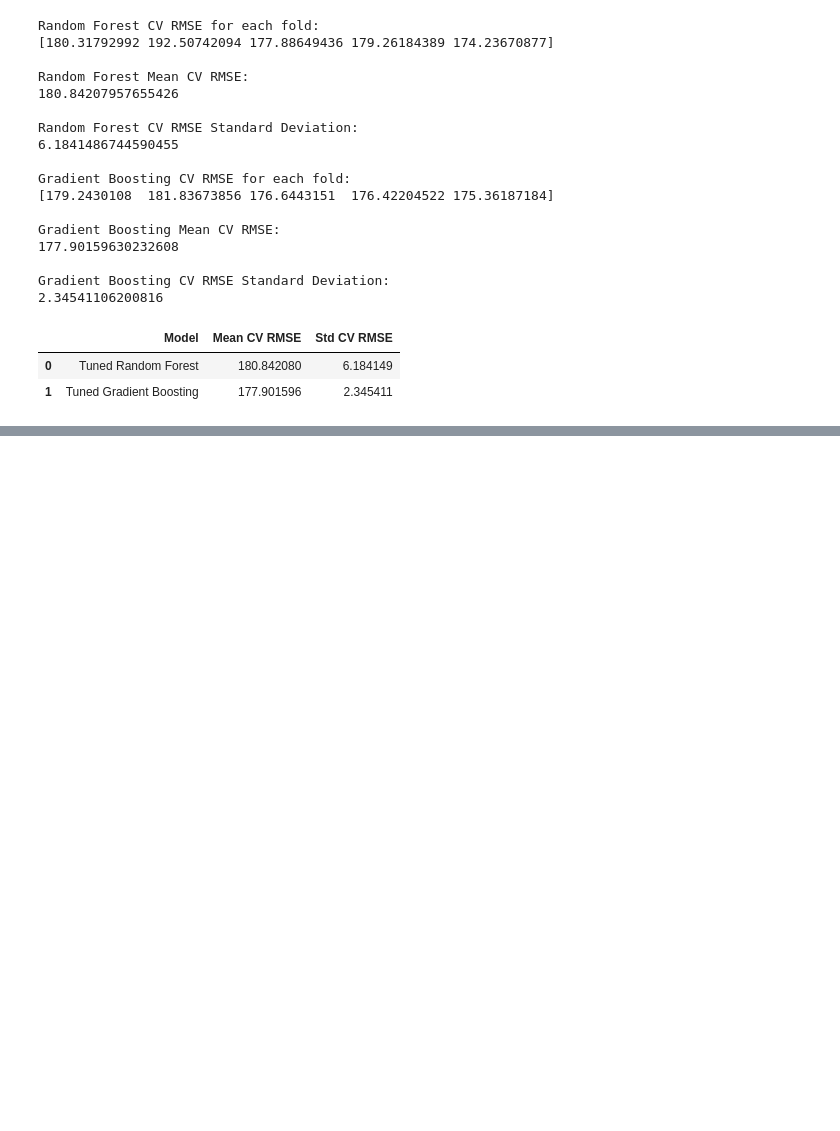
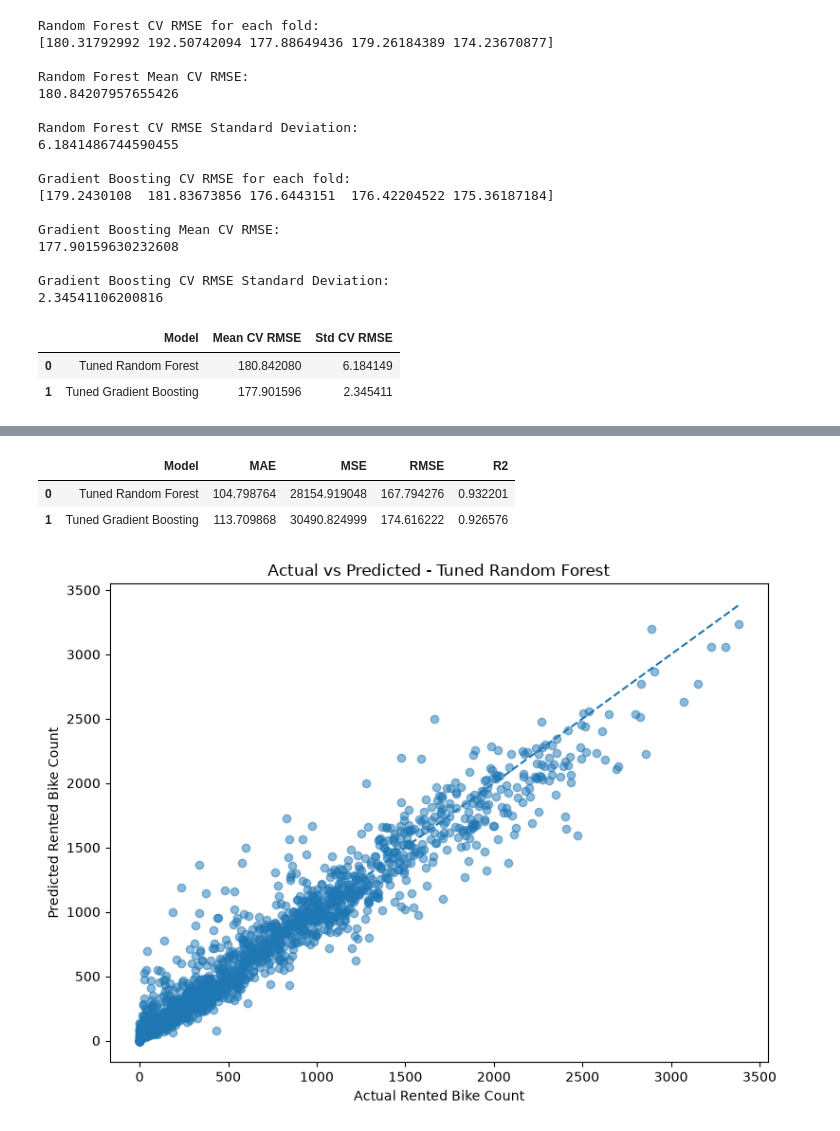
Before and after one commit to mith-sen/ML_Case_Study, a Jupyter notebook: notebooks/regression.ipynb, the cells around one changed output, grey strips where cells are left out. Saved outputs shown, nothing was run; the diff lists cells and outputs as text; code cells hidden in the pictures; blank space fills up the shorter version.

Commit message:
Add final regression evaluation and visualizations

```diff
--- a/notebooks/regression.ipynb
+++ b/notebooks/regression.ipynb
@@ -1777,0 +1784,56 @@ display(cv_results_df)
+# %%
+# Final evaluation of tuned models
+
+final_results_df = pd.DataFrame([
+    {
+        "Model": "Tuned Random Forest",
+        "MAE": mean_absolute_error(y_test, y_pred_rf_tuned),
+        "MSE": mean_squared_error(y_test, y_pred_rf_tuned),
+        "RMSE": np.sqrt(mean_squared_error(y_test, y_pred_rf_tuned)),
+        "R2": r2_score(y_test, y_pred_rf_tuned)
+    },
+    {
+        "Model": "Tuned Gradient Boosting",
+        "MAE": mean_absolute_error(y_test, y_pred_gb_tuned),
+        "MSE": mean_squared_error(y_test, y_pred_gb_tuned),
+        "RMSE": np.sqrt(mean_squared_error(y_test, y_pred_gb_tuned)),
+        "R2": r2_score(y_test, y_pred_gb_tuned)
+    }
+])
+
+display(final_results_df)
+# %% [output]
+|  | Model | MAE | MSE | RMSE | R2 |
+| 0 | Tuned Random Forest | 104.798764 | 28154.919048 | 167.794276 | 0.932201 |
+| 1 | Tuned Gradient Boosting | 113.709868 | 30490.824999 | 174.616222 | 0.926576 |
+# %%
+import matplotlib.pyplot as plt
+
+# Actual vs Predicted - Tuned Random Forest
+
+plt.figure(figsize=(8, 6))
+
+plt.scatter(
+    y_test,
+    y_pred_rf_tuned,
+    alpha=0.5
+)
+
+# Reference line
+min_value = min(y_test.min(), y_pred_rf_tuned.min())
+max_value = max(y_test.max(), y_pred_rf_tuned.max())
+
+plt.plot(
+    [min_value, max_value],
+    [min_value, max_value],
+    linestyle="--"
+)
+
+plt.xlabel("Actual Rented Bike Count")
+plt.ylabel("Predicted Rented Bike Count")
+plt.title("Actual vs Predicted - Tuned Random Forest")
+
+plt.tight_layout()
+plt.show()
+# %% [output]
+[figure, added]
```
Also changed, not shown: parts of 5 cells of this notebook.
